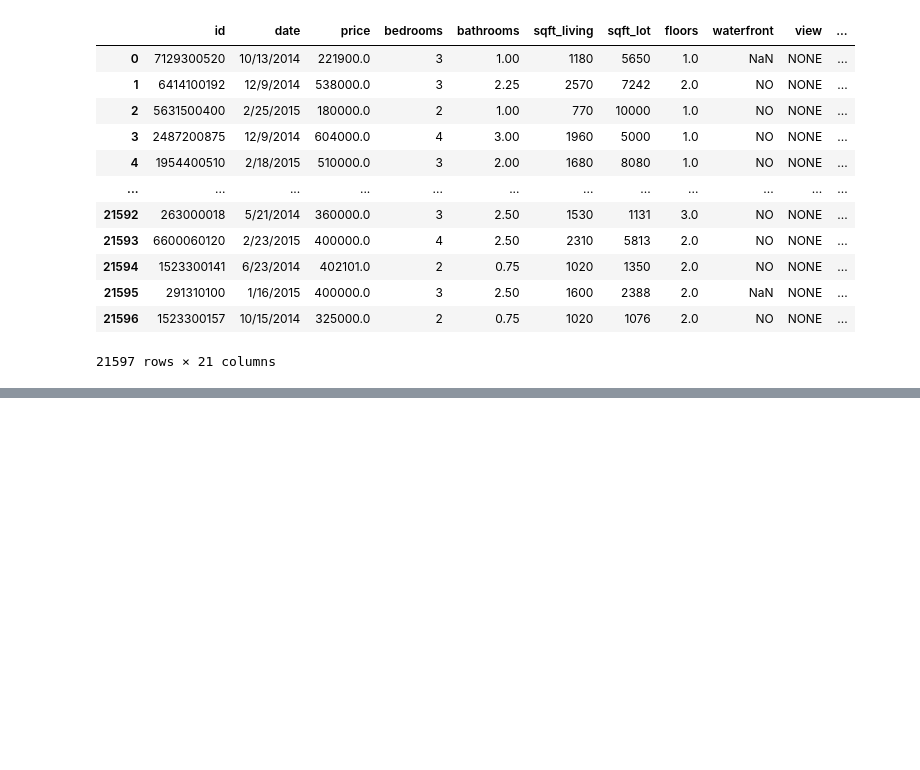
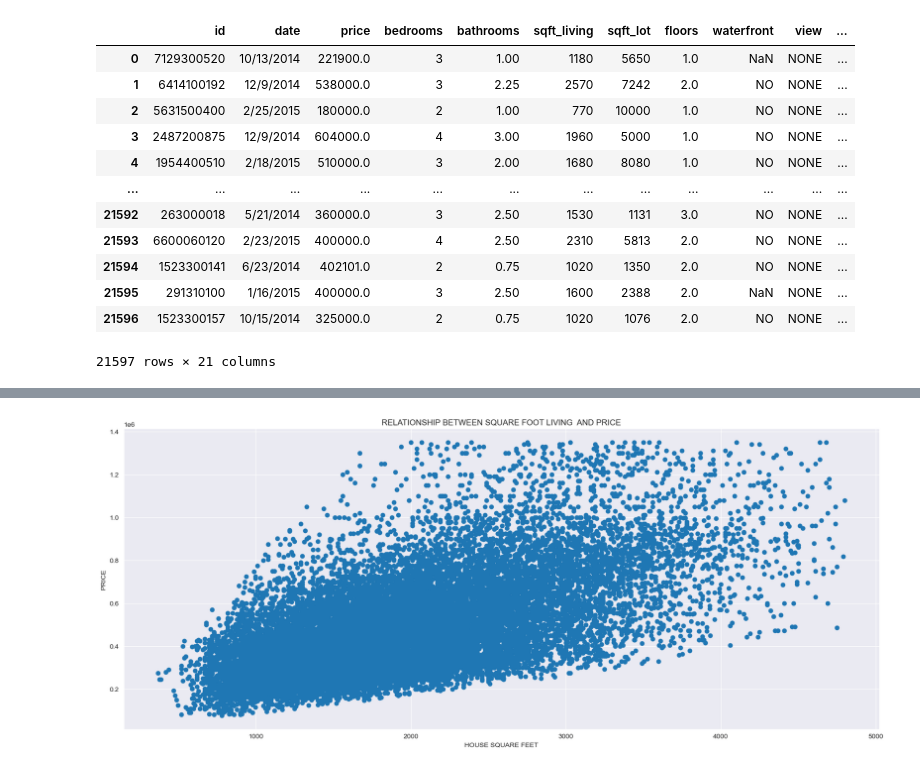
Before and after one commit to swalehmwadime/dsc-phase-2-project-v2-3, a Jupyter notebook: student.ipynb, the cells around one changed output, grey strips where cells are left out. Drawn from its saved outputs; the diff is of its cells as text; code cells hidden in the pictures; blank space fills up the shorter version.

```diff
--- a/student.ipynb
+++ b/student.ipynb
@@ -107,0 +373,9 @@ Name: grade, Length: 21597, dtype: object
+# %%
+
+fig,ax=plt.subplots(figsize=(20,8))
+ax.scatter(data['sqft_living'], data['price'])
+ax.set_xlabel('HOUSE SQUARE FEET')
+ax.set_ylabel('PRICE')
+ax.set_title('RELATIONSHIP BETWEEN SQUARE FOOT LIVING  AND PRICE');
+# %% [output]
+[figure, added]
```
Also changed, not shown: parts of 75 cells of this notebook.
